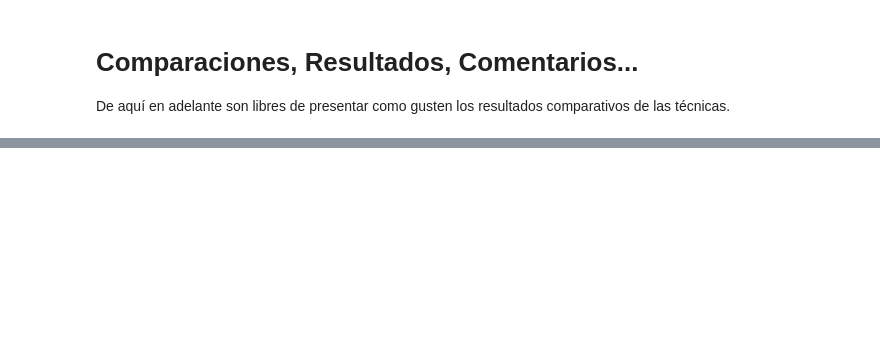
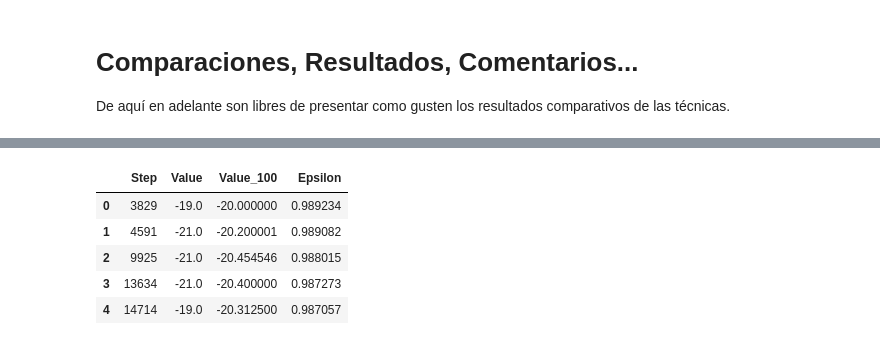
Before and after one commit to fededemo/ObligatorioTallerIA, a Jupyter notebook: Obligatorio_2022_Letra.ipynb, the cells around one changed output, grey strips where cells are left out. Saved outputs shown, nothing was run; the diff lists cells and outputs as text; code cells hidden in the pictures; blank space fills up the shorter version.

```diff
--- a/Obligatorio_2022_Letra.ipynb
+++ b/Obligatorio_2022_Letra.ipynb
@@ -394,0 +432,17 @@ dqn_double_epsilon = pd.read_csv('data/run-dqn_double_run-tag-epsilon.csv')[['St
+# %%
+dqn_double_data = pd.merge(pd.read_csv('data/run-dqn_double_run-tag-reward.csv')[['Step','Value']],
+    pd.read_csv('data/run-dqn_double_run-tag-reward_100.csv')[['Step','Value']].rename(columns={'Value':'Value_100'}),
+    on='Step')
+
+dqn_double_data = pd.merge(dqn_double_data,
+    pd.read_csv('data/run-dqn_double_run-tag-epsilon.csv')[['Step','Value']].rename(columns={'Value':'Epsilon'}),
+    on='Step')
+
+dqn_double_data.head(5)
+# %% [output]
+|  | Step | Value | Value_100 | Epsilon |
+| 0 | 3829 | -19.0 | -20.000000 | 0.989234 |
+| 1 | 4591 | -21.0 | -20.200001 | 0.989082 |
+| 2 | 9925 | -21.0 | -20.454546 | 0.988015 |
+| 3 | 13634 | -21.0 | -20.400000 | 0.987273 |
+| 4 | 14714 | -19.0 | -20.312500 | 0.987057 |
```
Also changed, not shown: parts of 38 cells of this notebook, 6 other files.
